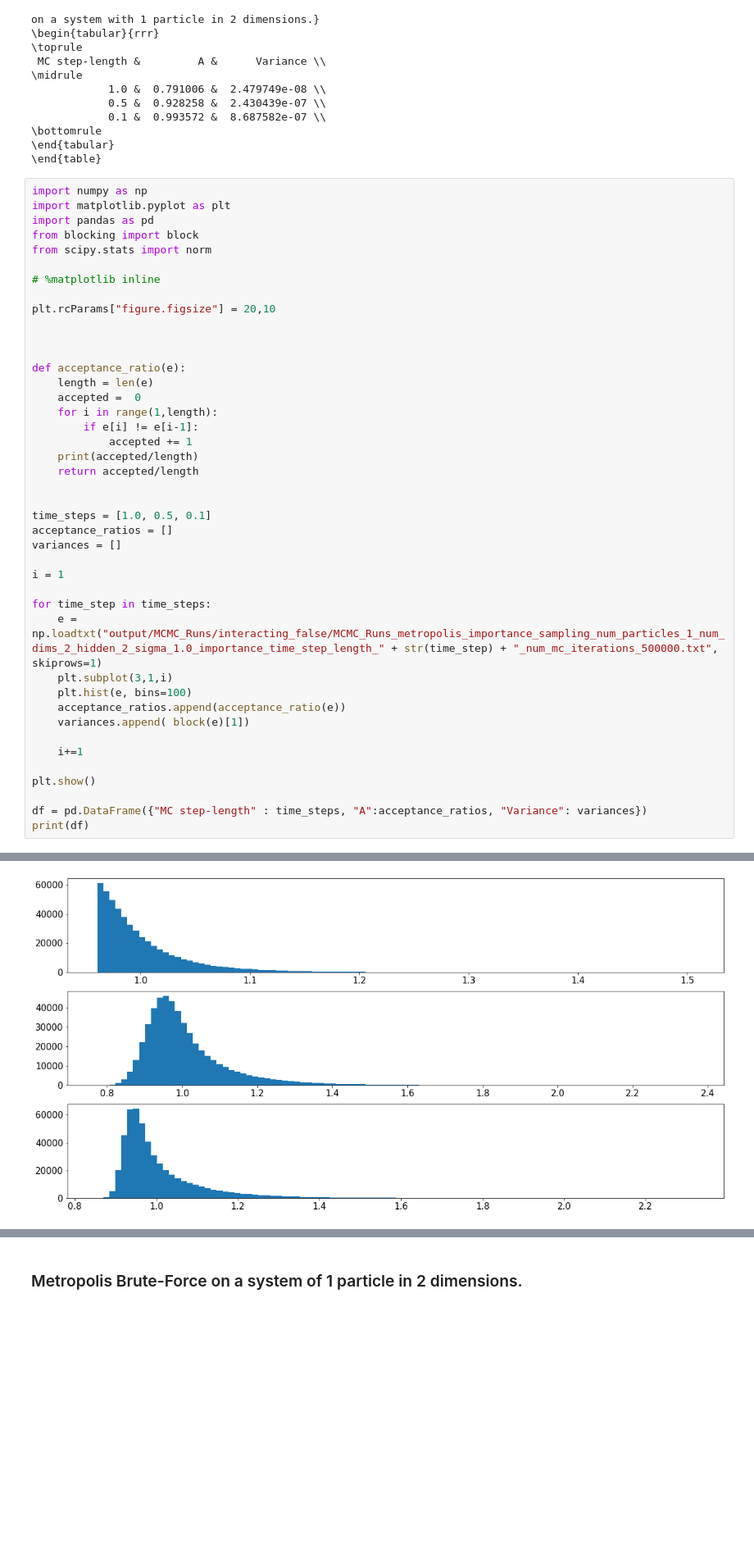
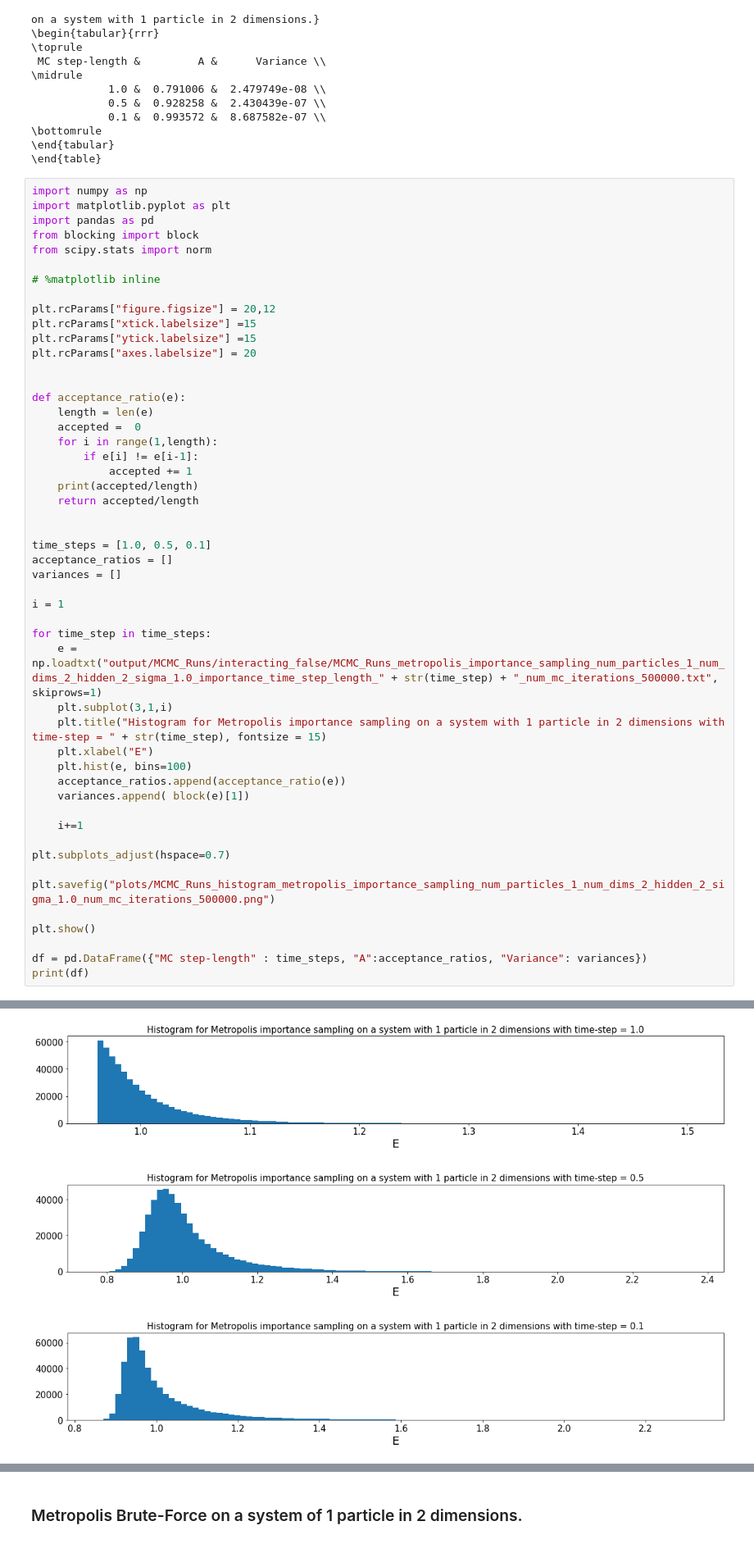
Before and after one commit to MartinKHovden/ComputationalPhysics2, a Jupyter notebook: Project2/non-interacting.ipynb, the cells around one changed output, grey strips where cells are left out. Shown at 82% size. Drawn from its saved outputs; the diff is of its cells as text; blank space fills up the shorter version.

```diff
--- a/Project2/non-interacting.ipynb
+++ b/Project2/non-interacting.ipynb
@@ -222,8 +222,10 @@ from scipy.stats import norm
 
 # %matplotlib inline
 
-plt.rcParams["figure.figsize"] = 20,10
-
+plt.rcParams["figure.figsize"] = 20,12
+plt.rcParams["xtick.labelsize"] =15
+plt.rcParams["ytick.labelsize"] =15
+plt.rcParams["axes.labelsize"] = 20
 
 
 def acceptance_ratio(e):
@@ -232,34 +234,40 @@ def acceptance_ratio(e):
     for i in range(1,length):
         if e[i] != e[i-1]:
             accepted += 1
     print(accepted/length)
     return accepted/length
 
 
 time_steps = [1.0, 0.5, 0.1]
 acceptance_ratios = []
 variances = []
 
 i = 1
 
 for time_step in time_steps:
     e = np.loadtxt("output/MCMC_Runs/interacting_false/MCMC_Runs_metropolis_importance_sampling_num_particles_1_num_dims_2_hidden_2_sigma_1.0_importance_time_step_length_" + str(time_step) + "_num_mc_iterations_500000.txt", skiprows=1)
     plt.subplot(3,1,i)
+    plt.title("Histogram for Metropolis importance sampling on a system with 1 particle in 2 dimensions with time-step = " + str(time_step), fontsize = 15)
+    plt.xlabel("E")
     plt.hist(e, bins=100)
     acceptance_ratios.append(acceptance_ratio(e))
     variances.append( block(e)[1])
 
     i+=1
 
+plt.subplots_adjust(hspace=0.7)
+
+plt.savefig("plots/MCMC_Runs_histogram_metropolis_importance_sampling_num_particles_1_num_dims_2_hidden_2_sigma_1.0_num_mc_iterations_500000.png")
+
 plt.show()
 
 df = pd.DataFrame({"MC step-length" : time_steps, "A":acceptance_ratios, "Variance": variances})
 print(df)
 # %% [output]
 0.791006
 0.928258
 0.993572
-[figure, old version]
+[figure, new version]
    MC step-length         A      Variance
 0             1.0  0.791006  2.479749e-08
 1             0.5  0.928258  2.430439e-07
```
Also changed, not shown: parts of 9 cells of this notebook, 36 other files.
